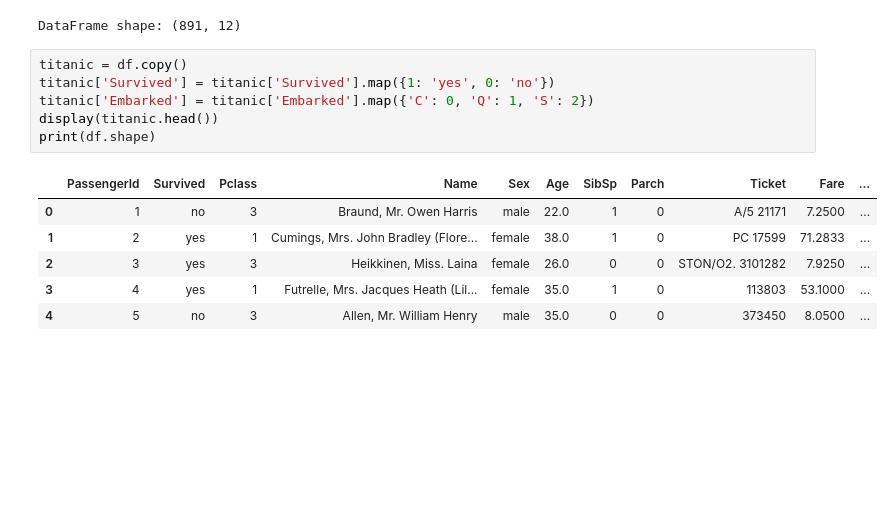
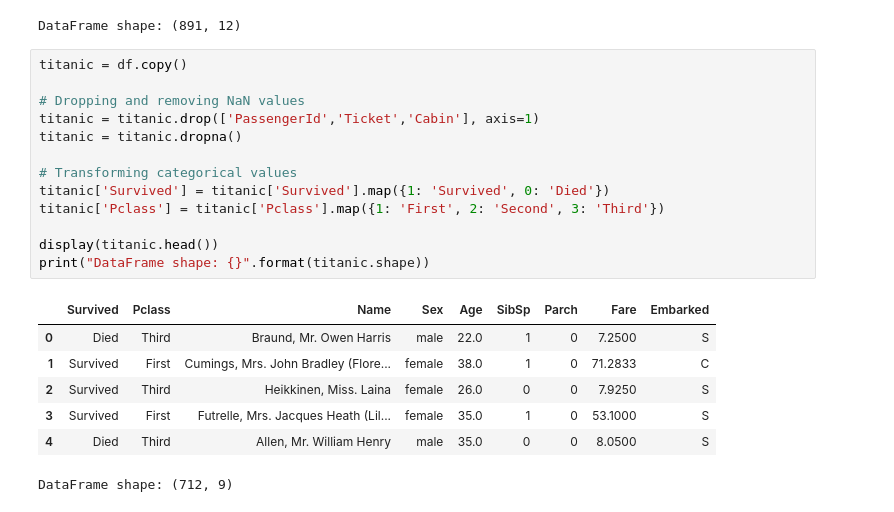
Before and after one commit to drakearch/titanic-kaggle, a Jupyter notebook: Titanic.ipynb, the cells around one changed output. Drawn from its saved outputs; the diff is of its cells as text; blank space fills up the shorter version.

```diff
--- a/Titanic.ipynb
+++ b/Titanic.ipynb
@@ -39,14 +39,22 @@ print("DataFrame shape: {}".format(df.shape))
 DataFrame shape: (891, 12)
 # %%
 titanic = df.copy()
-titanic['Survived'] = titanic['Survived'].map({1: 'yes', 0: 'no'})
-titanic['Embarked'] = titanic['Embarked'].map({'C': 0, 'Q': 1, 'S': 2})
+
+# Dropping and removing NaN values
+titanic = titanic.drop(['PassengerId','Ticket','Cabin'], axis=1)
+titanic = titanic.dropna()
+
+# Transforming categorical values
+titanic['Survived'] = titanic['Survived'].map({1: 'Survived', 0: 'Died'})
+titanic['Pclass'] = titanic['Pclass'].map({1: 'First', 2: 'Second', 3: 'Third'})
+
 display(titanic.head())
-print(df.shape)
+print("DataFrame shape: {}".format(titanic.shape))
 # %% [output]
-|  | PassengerId | Survived | Pclass | Name | Sex | Age | SibSp | Parch | Ticket | Fare | ... |
-| 0 | 1 | no | 3 | Braund, Mr. Owen Harris | male | 22.0 | 1 | 0 | A/5 21171 | 7.2500 | ... |
-| 1 | 2 | yes | 1 | Cumings, Mrs. John Bradley (Flore... | female | 38.0 | 1 | 0 | PC 17599 | 71.2833 | ... |
-| 2 | 3 | yes | 3 | Heikkinen, Miss. Laina | female | 26.0 | 0 | 0 | STON/O2. 3101282 | 7.9250 | ... |
-| 3 | 4 | yes | 1 | Futrelle, Mrs. Jacques Heath (Lil... | female | 35.0 | 1 | 0 | 113803 | 53.1000 | ... |
-| 4 | 5 | no | 3 | Allen, Mr. William Henry | male | 35.0 | 0 | 0 | 373450 | 8.0500 | ... |
+|  | Survived | Pclass | Name | Sex | Age | SibSp | Parch | Fare | Embarked |
+| 0 | Died | Third | Braund, Mr. Owen Harris | male | 22.0 | 1 | 0 | 7.2500 | S |
+| 1 | Survived | First | Cumings, Mrs. John Bradley (Flore... | female | 38.0 | 1 | 0 | 71.2833 | C |
+| 2 | Survived | Third | Heikkinen, Miss. Laina | female | 26.0 | 0 | 0 | 7.9250 | S |
+| 3 | Survived | First | Futrelle, Mrs. Jacques Heath (Lil... | female | 35.0 | 1 | 0 | 53.1000 | S |
+| 4 | Died | Third | Allen, Mr. William Henry | male | 35.0 | 0 | 0 | 8.0500 | S |
+DataFrame shape: (712, 9)
```
Also changed, not shown: parts of 6 cells of this notebook.
